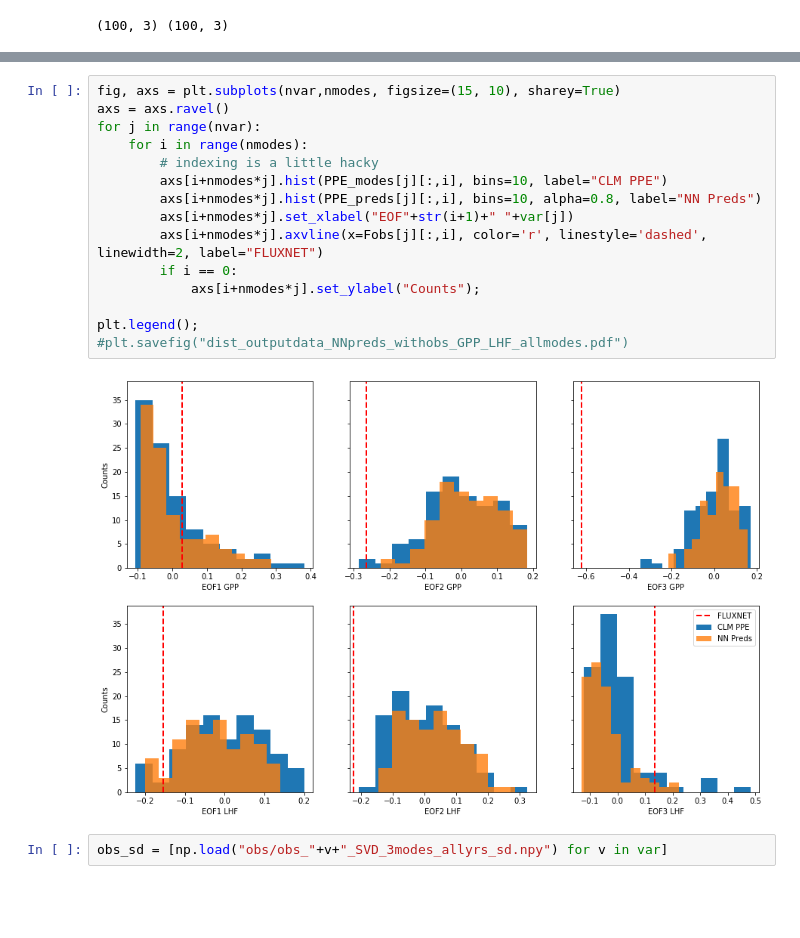
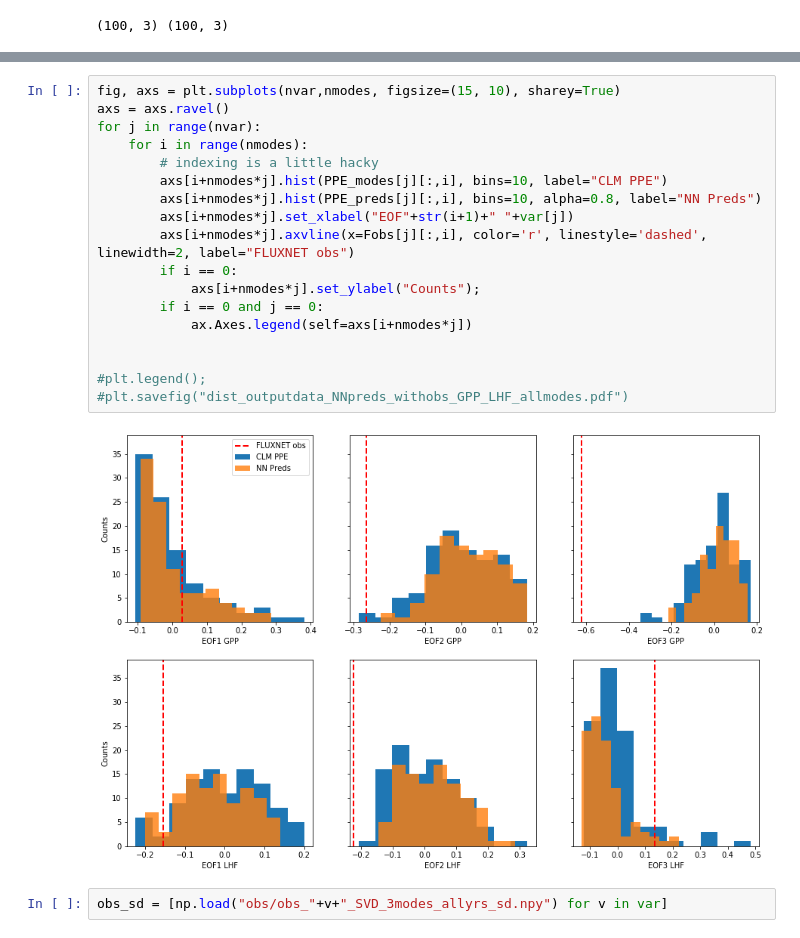
Before and after one commit to katiedagon/CLM5_ParameterUncertainty, a Jupyter notebook: correctObs.ipynb, the cells around one changed output, grey strips where cells are left out. Saved outputs shown, nothing was run; the diff lists cells and outputs as text; blank space fills up the shorter version.

```diff
--- a/correctObs.ipynb
+++ b/correctObs.ipynb
@@ -130,20 +130,23 @@ plt.legend();
 # %%
 fig, axs = plt.subplots(nvar,nmodes, figsize=(15, 10), sharey=True)
 axs = axs.ravel()
 for j in range(nvar):
     for i in range(nmodes):
         # indexing is a little hacky
         axs[i+nmodes*j].hist(PPE_modes[j][:,i], bins=10, label="CLM PPE")
         axs[i+nmodes*j].hist(PPE_preds[j][:,i], bins=10, alpha=0.8, label="NN Preds")
         axs[i+nmodes*j].set_xlabel("EOF"+str(i+1)+" "+var[j])
-        axs[i+nmodes*j].axvline(x=Fobs[j][:,i], color='r', linestyle='dashed', linewidth=2, label="FLUXNET")
+        axs[i+nmodes*j].axvline(x=Fobs[j][:,i], color='r', linestyle='dashed', linewidth=2, label="FLUXNET obs")
         if i == 0:
             axs[i+nmodes*j].set_ylabel("Counts");
+        if i == 0 and j == 0:
+            ax.Axes.legend(self=axs[i+nmodes*j])
 
-plt.legend();
+
+#plt.legend();
 #plt.savefig("dist_outputdata_NNpreds_withobs_GPP_LHF_allmodes.pdf")
 # %% [output]
-[figure, old version]
+[figure, new version]
 # %%
 obs_sd = [np.load("obs/obs_"+v+"_SVD_3modes_allyrs_sd.npy") for v in var]
 # %%
```
Also changed, not shown: parts of 20 cells of this notebook, 8 other files.
